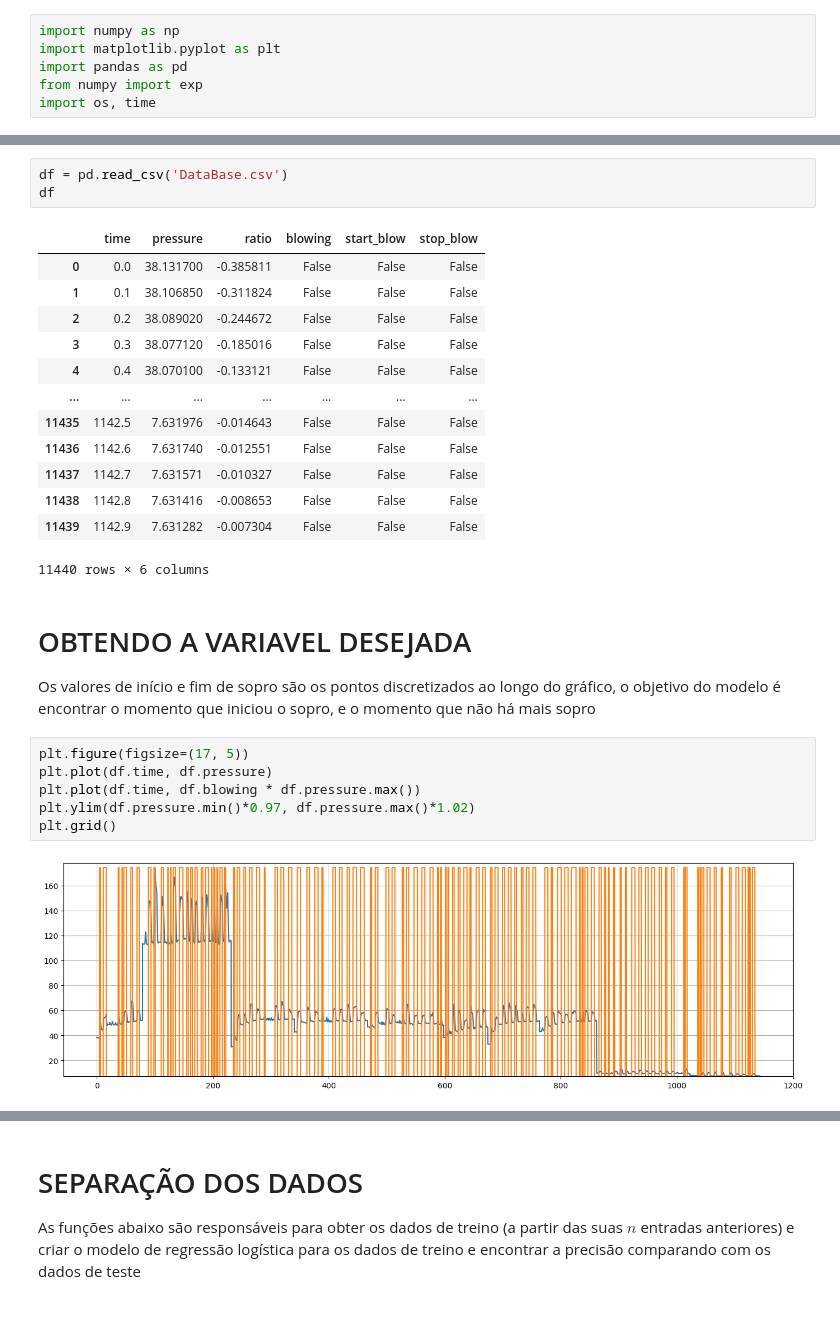
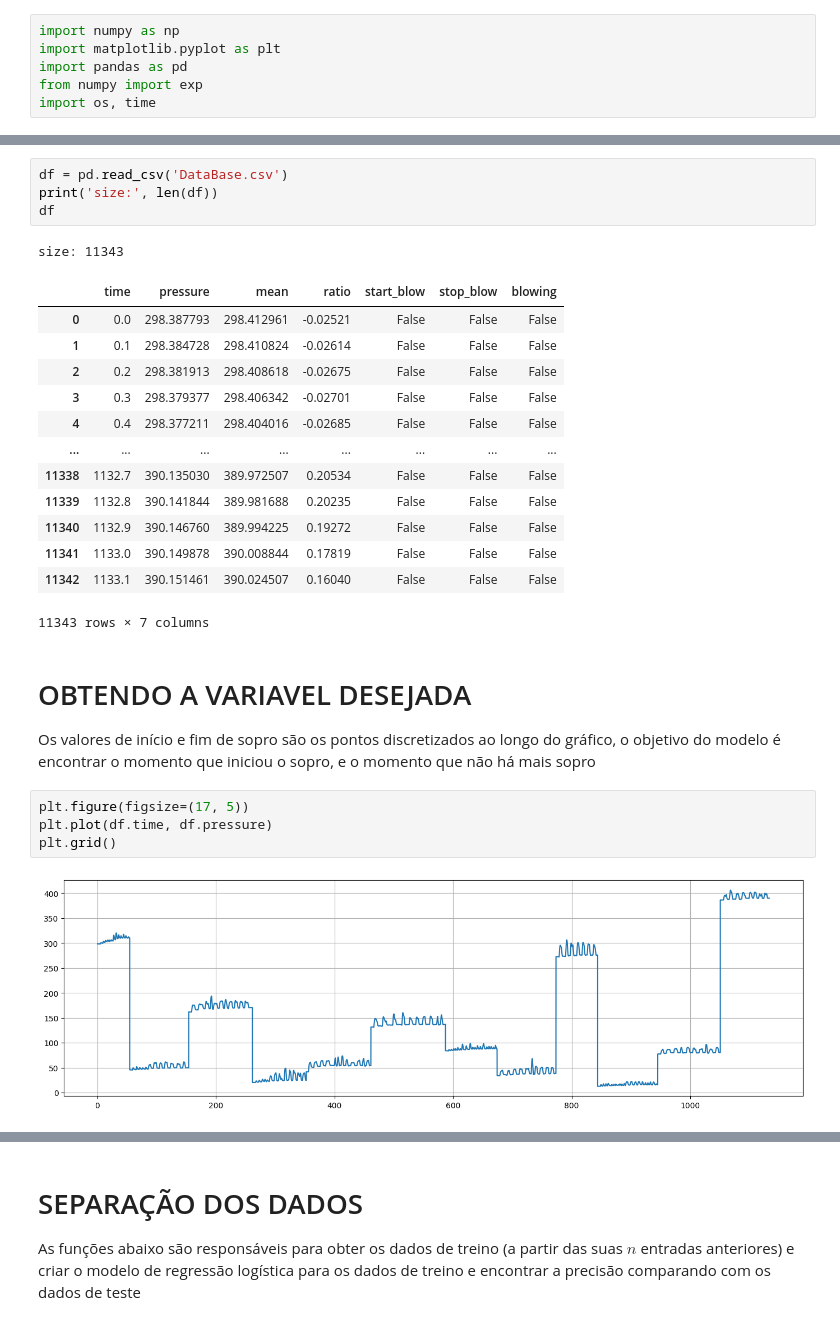
Before and after one commit to KlaussMarchi/PressureSensorModel, a Jupyter notebook: Model/Model.ipynb, the cells around one changed output, grey strips where cells are left out. Saved outputs shown, nothing was run; the diff lists cells and outputs as text.

```diff
--- a/Model/Model.ipynb
+++ b/Model/Model.ipynb
@@ -34,32 +35,32 @@ files
  'files\\test_9.csv']
 # %%
 df = pd.read_csv('DataBase.csv')
+print('size:', len(df))
 df
 # %% [output]
+size: 11343
-|  | time | pressure | ratio | blowing | start_blow | stop_blow |
-| 0 | 0.0 | 38.131700 | -0.385811 | False | False | False |
-| 1 | 0.1 | 38.106850 | -0.311824 | False | False | False |
-| 2 | 0.2 | 38.089020 | -0.244672 | False | False | False |
-| 3 | 0.3 | 38.077120 | -0.185016 | False | False | False |
-| 4 | 0.4 | 38.070100 | -0.133121 | False | False | False |
-| ... | ... | ... | ... | ... | ... | ... |
-| 11435 | 1142.5 | 7.631976 | -0.014643 | False | False | False |
-| 11436 | 1142.6 | 7.631740 | -0.012551 | False | False | False |
-| 11437 | 1142.7 | 7.631571 | -0.010327 | False | False | False |
-| 11438 | 1142.8 | 7.631416 | -0.008653 | False | False | False |
-| 11439 | 1142.9 | 7.631282 | -0.007304 | False | False | False |
+|  | time | pressure | mean | ratio | start_blow | stop_blow | blowing |
+| 0 | 0.0 | 298.387793 | 298.412961 | -0.02521 | False | False | False |
+| 1 | 0.1 | 298.384728 | 298.410824 | -0.02614 | False | False | False |
+| 2 | 0.2 | 298.381913 | 298.408618 | -0.02675 | False | False | False |
+| 3 | 0.3 | 298.379377 | 298.406342 | -0.02701 | False | False | False |
+| 4 | 0.4 | 298.377211 | 298.404016 | -0.02685 | False | False | False |
+| ... | ... | ... | ... | ... | ... | ... | ... |
+| 11338 | 1132.7 | 390.135030 | 389.972507 | 0.20534 | False | False | False |
+| 11339 | 1132.8 | 390.141844 | 389.981688 | 0.20235 | False | False | False |
+| 11340 | 1132.9 | 390.146760 | 389.994225 | 0.19272 | False | False | False |
+| 11341 | 1133.0 | 390.149878 | 390.008844 | 0.17819 | False | False | False |
+| 11342 | 1133.1 | 390.151461 | 390.024507 | 0.16040 | False | False | False |
-11440 rows × 6 columns
+11343 rows × 7 columns
 # %% [markdown]
 # OBTENDO A VARIAVEL DESEJADA
 Os valores de início e fim de sopro são os pontos discretizados ao longo do gráfico, o objetivo do modelo é encontrar o momento que iniciou o sopro, e o momento que não há mais sopro
 # %%
 plt.figure(figsize=(17, 5))
 plt.plot(df.time, df.pressure)
-plt.plot(df.time, df.blowing * df.pressure.max())
-plt.ylim(df.pressure.min()*0.97, df.pressure.max()*1.02)
 plt.grid()
 # %% [output]
-[figure, old version]
+[figure, new version]
 # %%
 startCount = (df.start_blow == True).sum() / len(df) * 100
 stopCount  = (df.stop_blow == True).sum()  / len(df)  * 100
```
Also changed, not shown: parts of 14 cells of this notebook, 21 other files.
